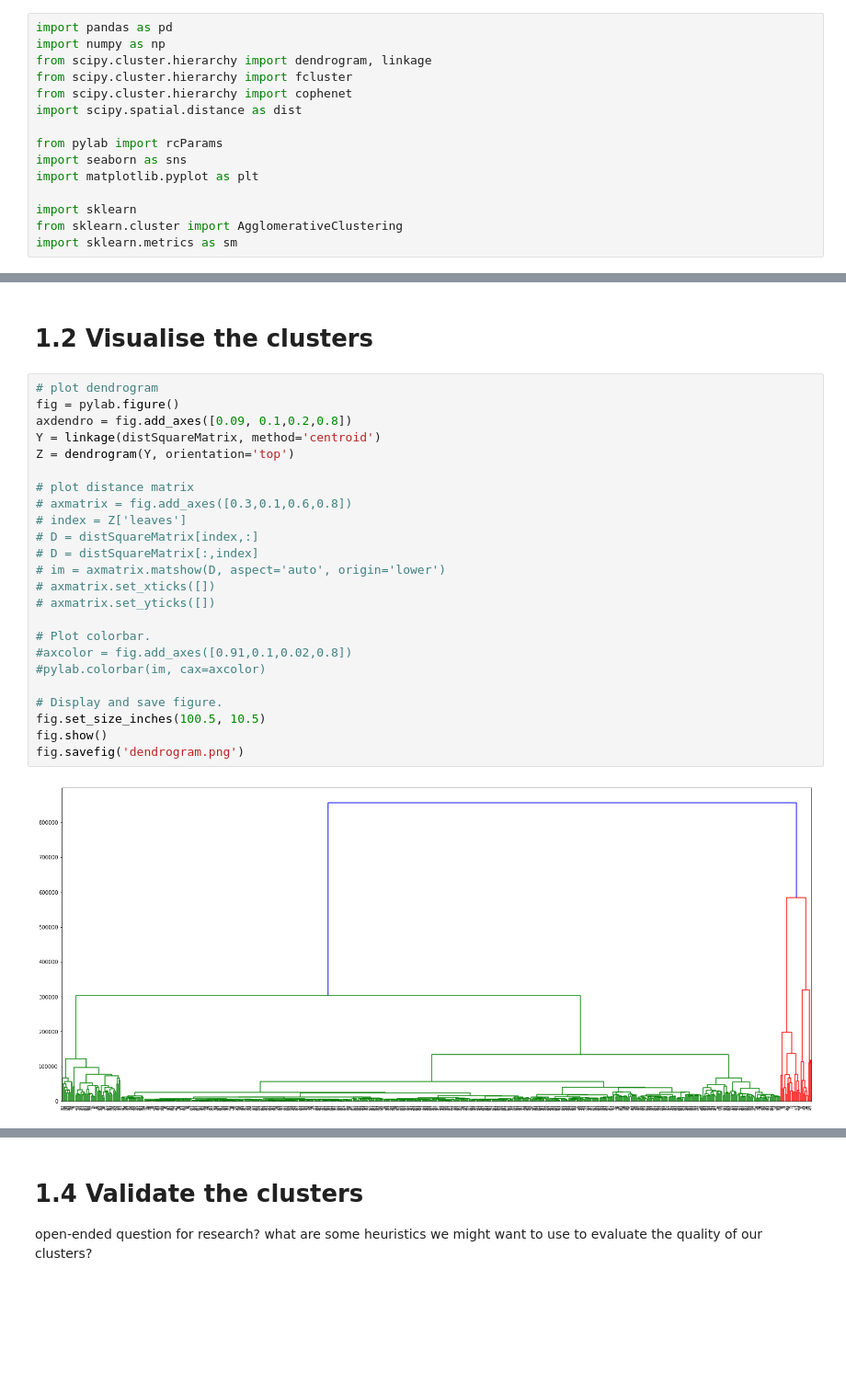
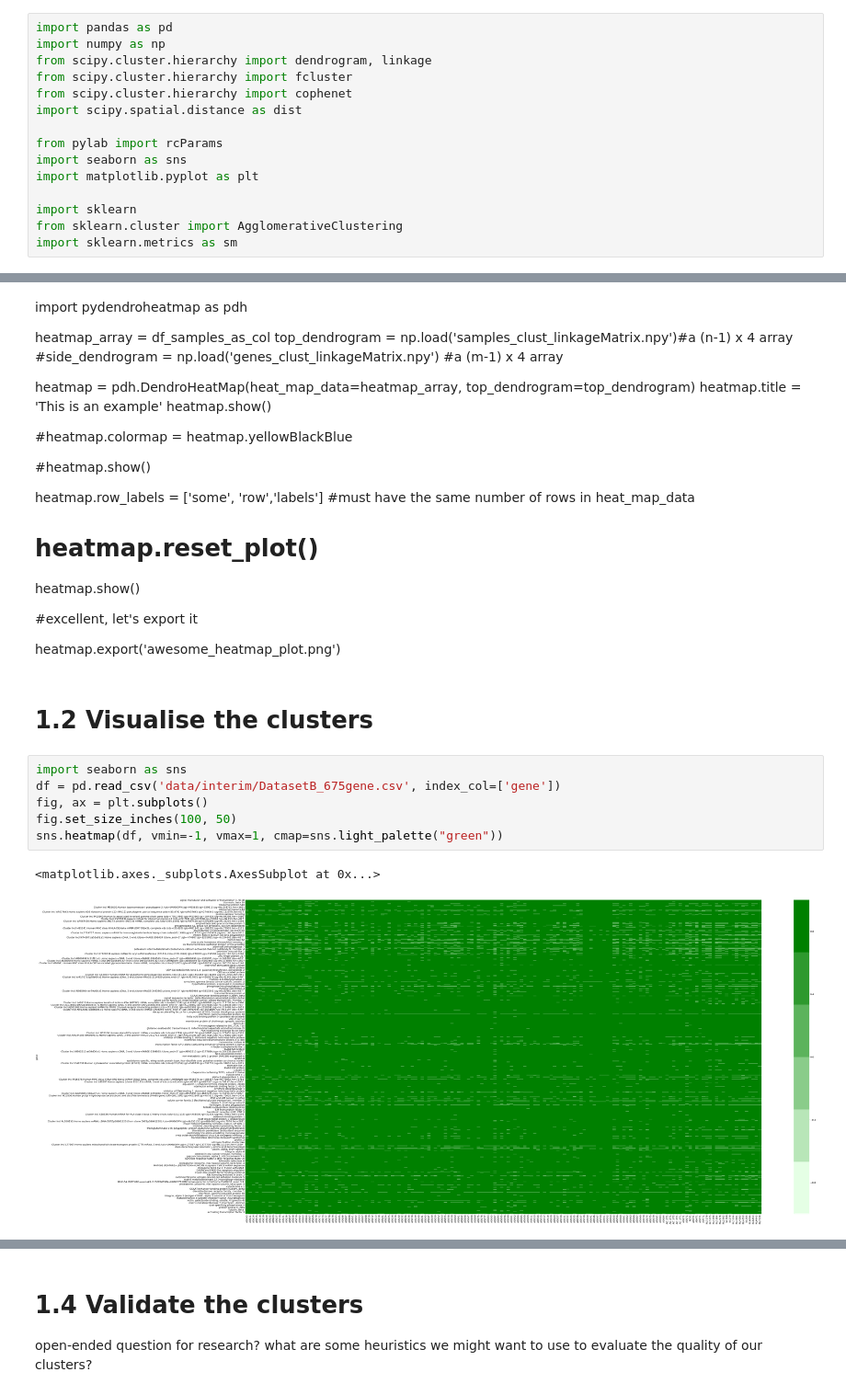
Before and after one commit to jeannefukumaru/aiap_02_unsupervised, a Jupyter notebook: clustering_cancer.ipynb, the cells around one changed output, grey strips where cells are left out. Shown at 92% size. Drawn from its saved outputs; the diff is of its cells as text; blank space fills up the shorter version.

```diff
--- a/clustering_cancer.ipynb
+++ b/clustering_cancer.ipynb
@@ -75,31 +86,37 @@ array([[1609.47, 6569.86, 5273.47, ..., 2760.57, 2572.2 , 6353.19],
+# %% [markdown]
+import pydendroheatmap as pdh
+
+heatmap_array = df_samples_as_col
+top_dendrogram = np.load('samples_clust_linkageMatrix.npy')#a (n-1) x 4 array
+#side_dendrogram = np.load('genes_clust_linkageMatrix.npy') #a (m-1) x 4 array
+
+heatmap = pdh.DendroHeatMap(heat_map_data=heatmap_array, top_dendrogram=top_dendrogram)
+heatmap.title = 'This is an example'
+heatmap.show()
+
+#heatmap.colormap = heatmap.yellowBlackBlue
+
+#heatmap.show()
+
+heatmap.row_labels = ['some', 'row','labels'] #must have the same number of rows in heat_map_data
+
+# heatmap.reset_plot()
+heatmap.show()
+
+#excellent, let's export it
+
+heatmap.export('awesome_heatmap_plot.png')
 # %% [markdown]
 # 1.2 Visualise the clusters
-# %%
-# plot dendrogram
-fig = pylab.figure()
-axdendro = fig.add_axes([0.09, 0.1,0.2,0.8])
-Y = linkage(distSquareMatrix, method='centroid')
-Z = dendrogram(Y, orientation='top')
-
-# plot distance matrix
-# axmatrix = fig.add_axes([0.3,0.1,0.6,0.8])
-# index = Z['leaves']
-# D = distSquareMatrix[index,:]
-# D = distSquareMatrix[:,index]
-# im = axmatrix.matshow(D, aspect='auto', origin='lower')
-# axmatrix.set_xticks([])
-# axmatrix.set_yticks([])
-
-# Plot colorbar.
-#axcolor = fig.add_axes([0.91,0.1,0.02,0.8])
-#pylab.colorbar(im, cax=axcolor)
-
-# Display and save figure.
-fig.set_size_inches(100.5, 10.5)
-fig.show()
-fig.savefig('dendrogram.png')
-# %% [output]
-[figure, removed]
+# %%
+import seaborn as sns
+df = pd.read_csv('data/interim/DatasetB_675gene.csv', index_col=['gene'])
+fig, ax = plt.subplots()
+fig.set_size_inches(100, 50)
+sns.heatmap(df, vmin=-1, vmax=1, cmap=sns.light_palette("green"))
+# %% [output]
+<matplotlib.axes._subplots.AxesSubplot at 0x...>
+[figure, added]
 # %% [markdown]
 # 1.3 Interpret the clusters
 ![clustering for adenocarcinoma subclasses](F1.large.jpg)
```
Also changed, not shown: parts of 21 cells of this notebook, 2 other files.
